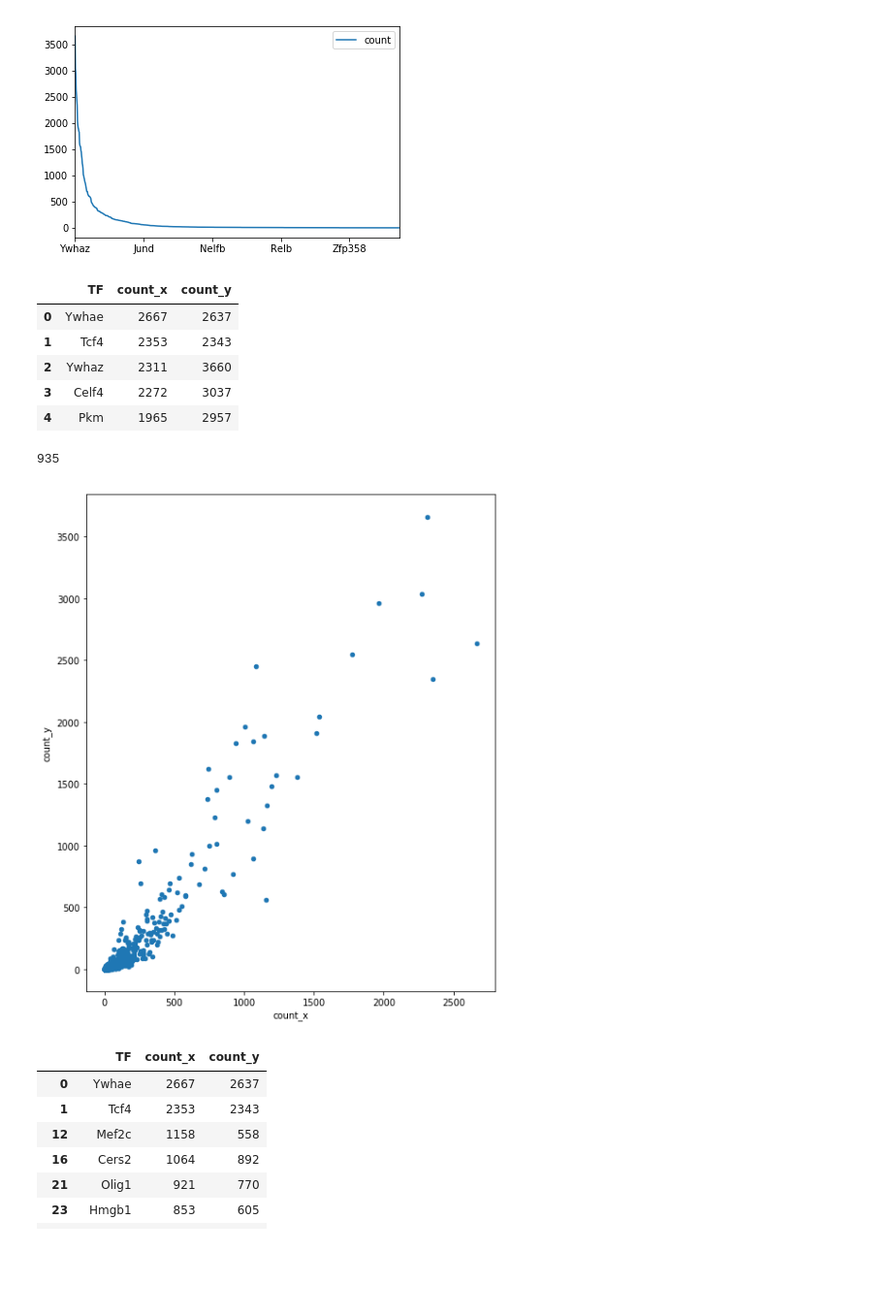
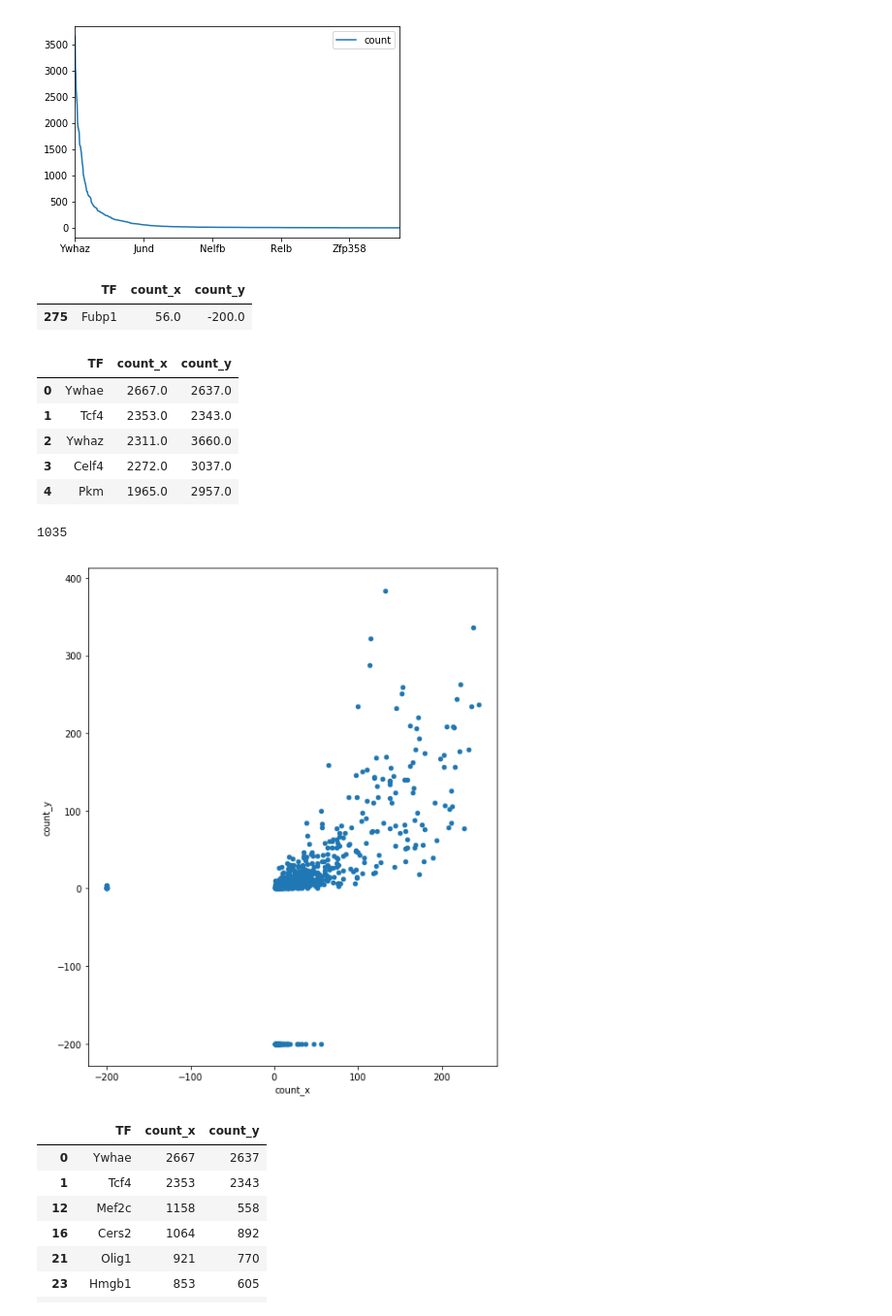
Before and after one commit to aertslab/arboreto, a Jupyter notebook: notebooks/zeisel/Zeisel_GOrilla_Analysis.ipynb, the cells around one changed output. Shown at 97% size. Drawn from its saved outputs; the diff is of its cells as text; code cells hidden in the pictures; blank space fills up the shorter version.

Commit message:
merged plot shows TFs missing in other set

```diff
--- a/notebooks/zeisel/Zeisel_GOrilla_Analysis.ipynb
+++ b/notebooks/zeisel/Zeisel_GOrilla_Analysis.ipynb
@@ -354,24 +333,31 @@ plt.show()
 # %% [output]
 [figure]
 # %%
-merged = sgbm_tf_counts_df.merge(rf_tf_counts_df, on=['TF'])
+merged = sgbm_tf_counts_df.merge(rf_tf_counts_df, on=['TF'], how='outer')
+merged.fillna(-200, inplace=True)
+# %%
+merged[merged.TF == 'Fubp1']
+# %% [output]
+|  | TF | count_x | count_y |
+| 275 | Fubp1 | 56.0 | -200.0 |
 # %%
 merged.head()
 # %% [output]
 |  | TF | count_x | count_y |
-| 0 | Ywhae | 2667 | 2637 |
-| 1 | Tcf4 | 2353 | 2343 |
-| 2 | Ywhaz | 2311 | 3660 |
-| 3 | Celf4 | 2272 | 3037 |
-| 4 | Pkm | 1965 | 2957 |
+| 0 | Ywhae | 2667.0 | 2637.0 |
+| 1 | Tcf4 | 2353.0 | 2343.0 |
+| 2 | Ywhaz | 2311.0 | 3660.0 |
+| 3 | Celf4 | 2272.0 | 3037.0 |
+| 4 | Pkm | 1965.0 | 2957.0 |
 # %%
 len(merged)
 # %% [output]
-935
+1035
 # %%
-merged.plot.scatter(x='count_x', y='count_y', figsize=(8, 10))plt.show()
+merged[100:].plot.scatter(x='count_x', y='count_y', figsize=(8, 10))
+plt.show()
 # %% [output]
-[figure, old version]
+[figure, new version]
 # %%
 merged[merged.count_x > merged.count_y]
 # %% [output]
```
Also changed, not shown: parts of 1 cell of this notebook.
